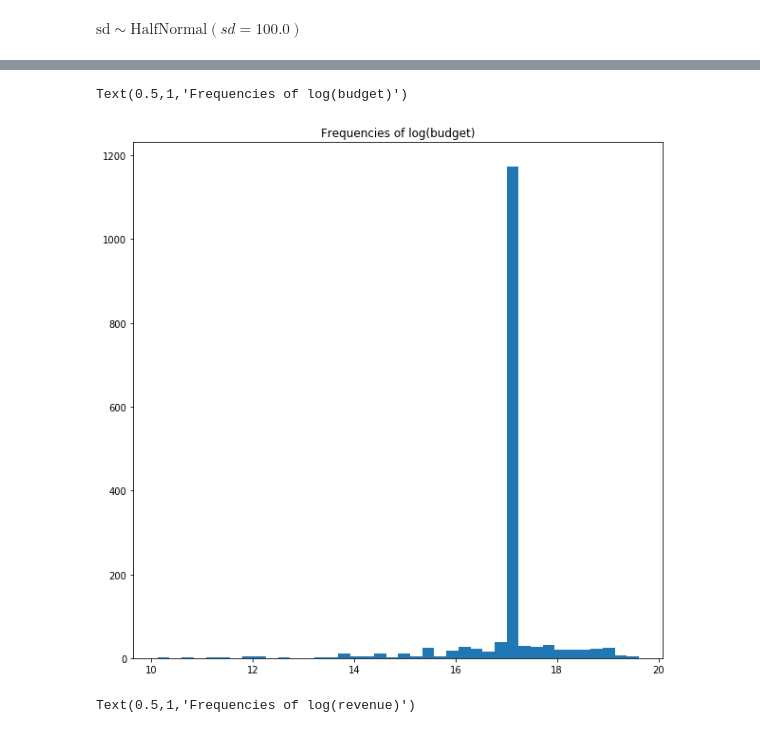
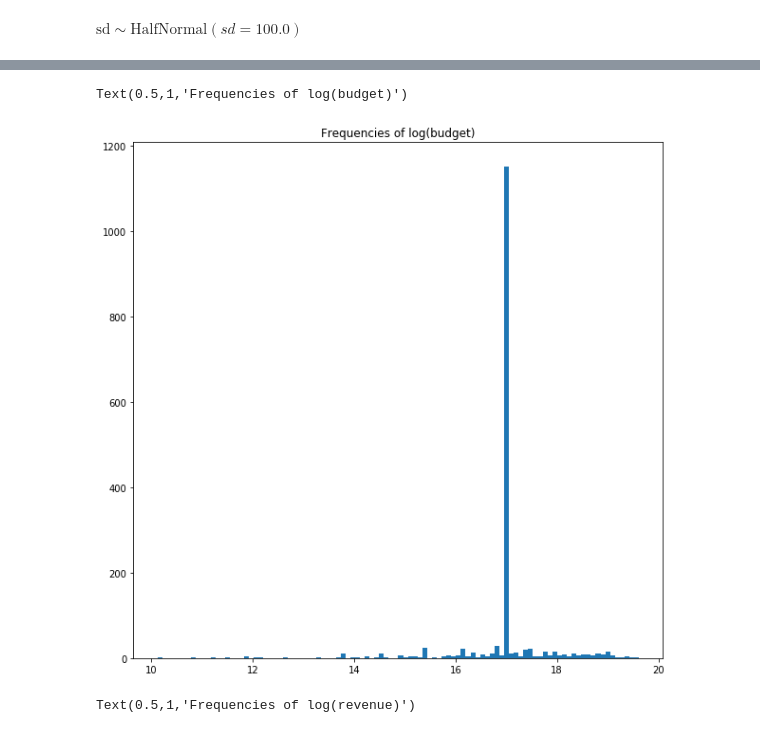
Before and after one commit to Rmloong/movie-revenue-predictor, a Jupyter notebook: EDA.ipynb, the cells around one changed output, grey strips where cells are left out. Drawn from its saved outputs; the diff is of its cells as text; code cells hidden in the pictures.

```diff
--- a/EDA.ipynb
+++ b/EDA.ipynb
@@ -493,4 +97,0 @@ str
-# %%
-def parse_prod_method(dataframe):
-    prod_method = dataframe['Production Method']
-    return prod_method
@@ -503,4 +97,0 @@ df_clean_data['Creative Type'].isna().sum()
-# %%
-def parse_creative(dataframe):
-    creative = dataframe['Creative Type']
-    return creative
@@ -540,18 +97,0 @@ True
-# %%
-def parse_release_date(dataframe):
-    months = []
-    days = []
-    years = []
-    for date in dataframe['Domestic Releases']:
-        if date == date: #checking if null. if true then not null
-            month = list(date.split(' '))[0]
-            day = list(date.split(' '))[1]
-            year = list(date.split(' '))[2]
-        else:
-            month = None
-            day = None
-            year = None
-        months.append(month)
-        days.append(day)
-        years.append(year)
-    return months, days, years
@@ -581,3 +97,0 @@ pd.DataFrame(data = {'month': months, 'day': days, 'year': years})
-# %%
-budget = df_clean_data['Production Budget'].fillna(10000000, inplace=False)
-budget
@@ -998,10 +510,10 @@ ax.scatter(df_ready_for_model.log_budget, df_ready_for_model.log_ww_agg)
 # %%
 fig, ax = plt.subplots(1, figsize=(10,10))
-ax.hist(df_ready_for_model['log_budget'], bins = 40)
+ax.hist(df_ready_for_model['log_budget'], bins = 100)
 ax.set_title('Frequencies of log(budget)')
 # %% [output]
 Text(0.5,1,'Frequencies of log(budget)')
-[figure, old version]
+[figure, new version]
 # %%
 fig, ax = plt.subplots(1, figsize=(10,10))
 ax.hist(df_ready_for_model['log_ww_agg'], bins = 40)
```
Also changed, not shown: parts of 102 cells of this notebook, 1 other file.
